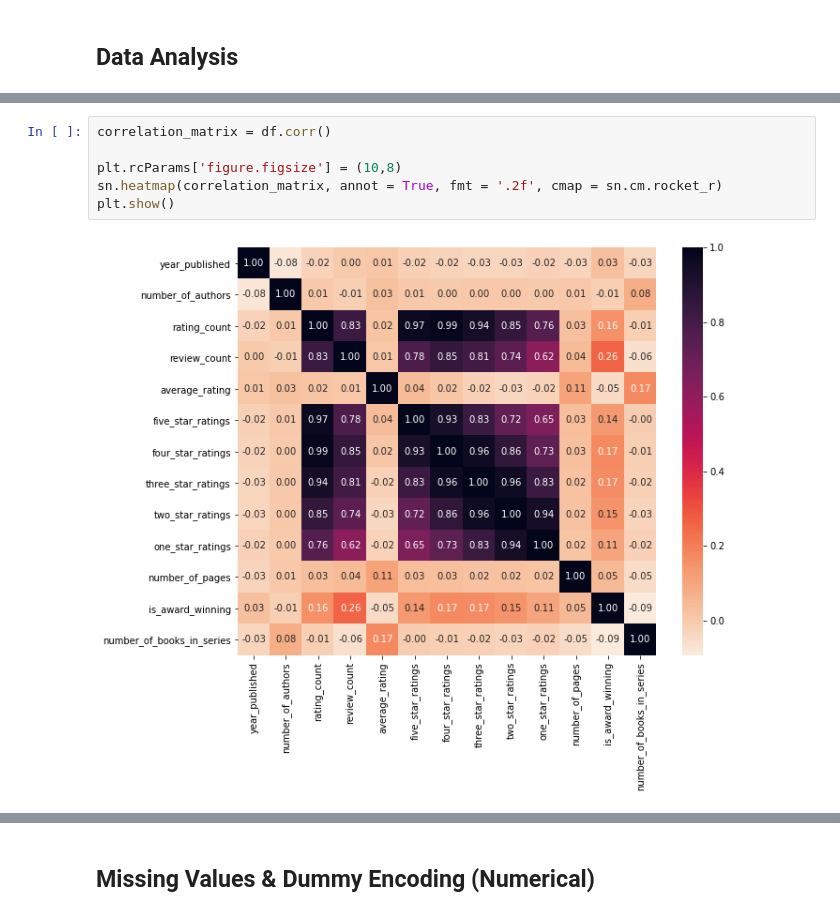
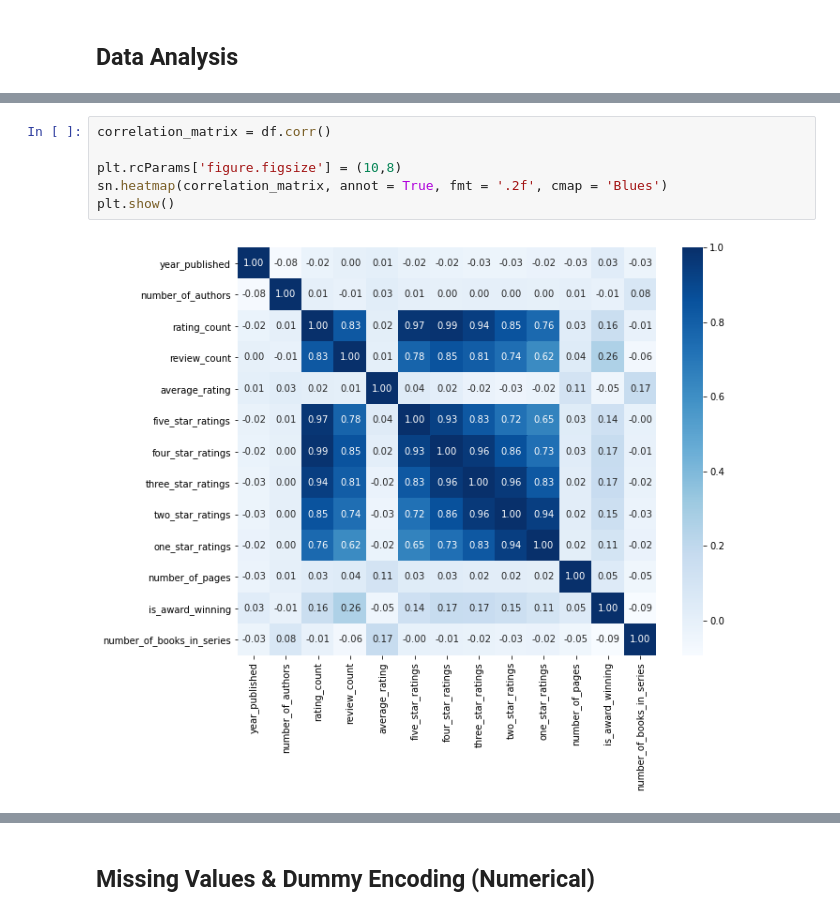
Before and after one commit to MareikeHeller/goodreads-best-books, a Jupyter notebook: best-books-prediction.ipynb, the cells around one changed output, grey strips where cells are left out. Drawn from its saved outputs; the diff is of its cells as text.

Commit message:
Added visualizations for EDA & ML model.

```diff
--- a/best-books-prediction.ipynb
+++ b/best-books-prediction.ipynb
@@ -143,8 +271,8 @@ Overview of all numerical columns in the dataset:
 # %%
 correlation_matrix = df.corr()
 
 plt.rcParams['figure.figsize'] = (10,8)
-sn.heatmap(correlation_matrix, annot = True, fmt = '.2f', cmap = sn.cm.rocket_r)
+sn.heatmap(correlation_matrix, annot = True, fmt = '.2f', cmap = 'Blues')
 plt.show()
 # %% [output]
-[figure, old version]
+[figure, new version]
```
Also changed, not shown: parts of 21 cells of this notebook.
